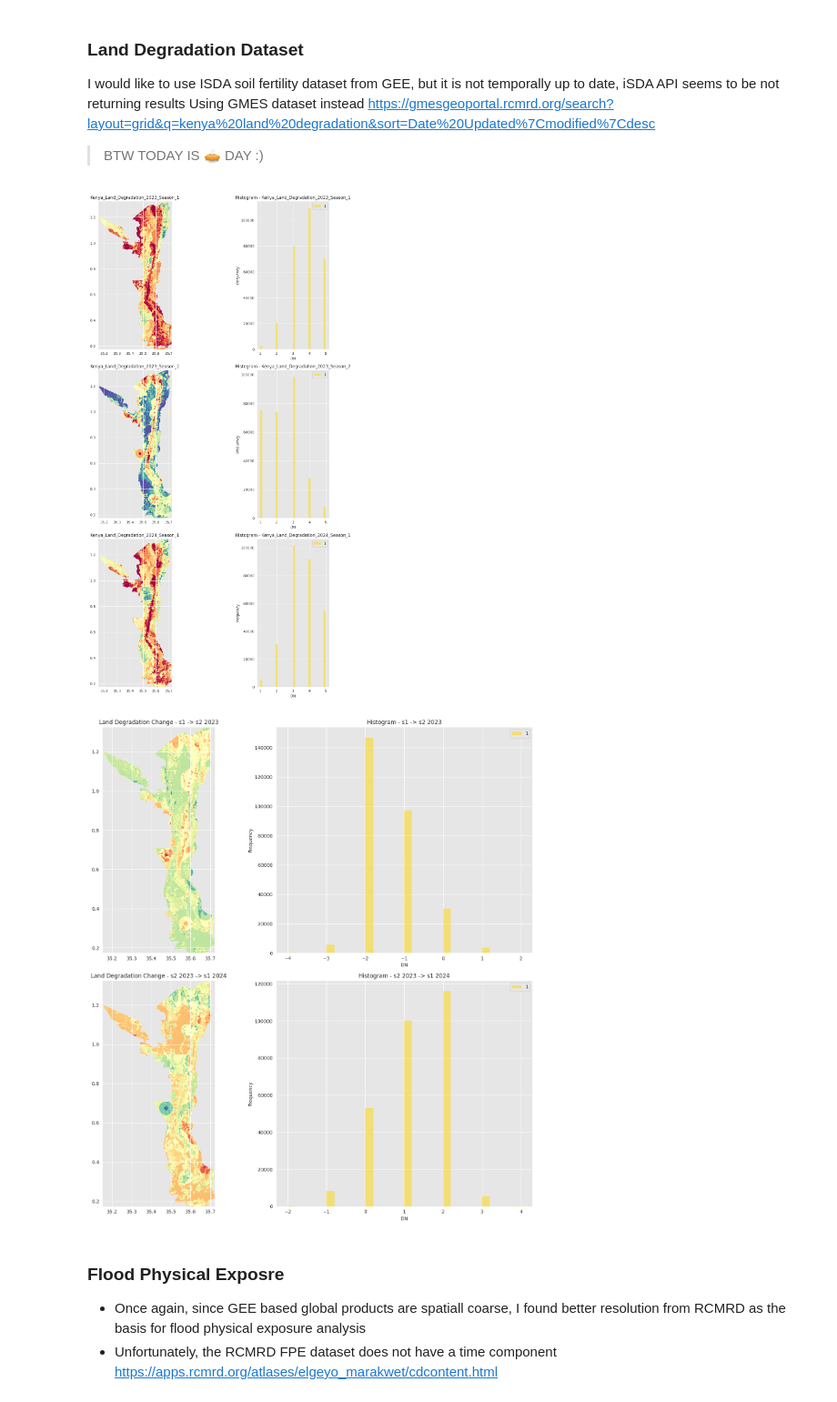
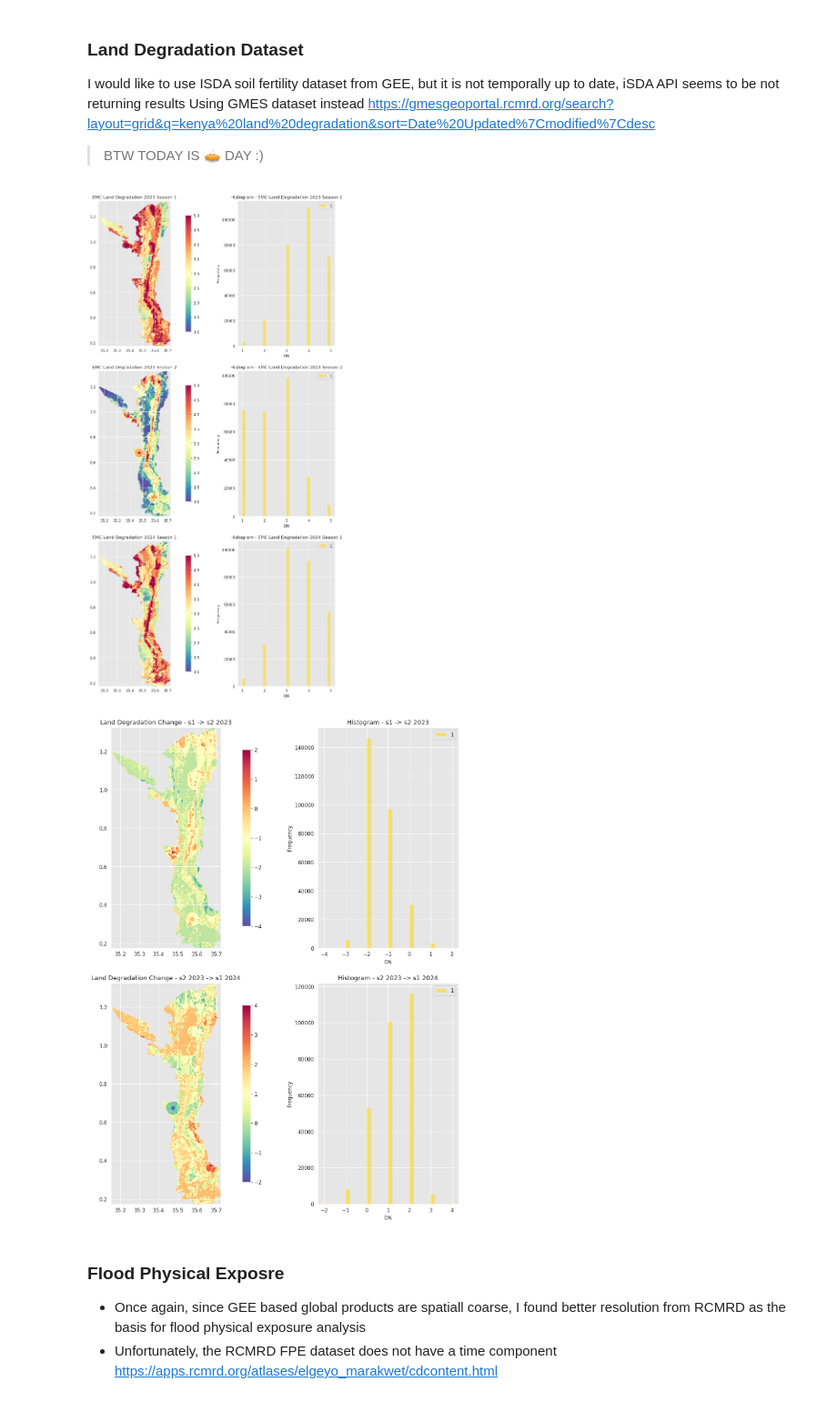
Before and after one commit to chrischank/Elgeyo-Marakwet_Hazards, a Jupyter notebook: notebooks/EDA.ipynb, the cells around one changed output. Shown at 91% size. Drawn from its saved outputs; the diff is of its cells as text; code cells hidden in the pictures.

```diff
--- a/notebooks/EDA.ipynb
+++ b/notebooks/EDA.ipynb
@@ -234,7 +246,7 @@ Using GMES dataset instead https://gmesgeoportal.rcmrd.org/search?layout=grid&q=
 
 > BTW TODAY IS 🥧 DAY :)
 # %%
-fig, ax = plt.subplots(3, 2, figsize=(15, 20), gridspec_kw={'width_ratios': [15, 3]})  # 3 rows, 2 columns
+fig, ax = plt.subplots(3, 2, figsize=(16, 20), gridspec_kw={'width_ratios': [3, 1]})  # 3 rows, 2 columns, adjusted width ratios
 
 all_gmes_arrs = []
 
@@ -244,7 +256,7 @@ for i, file in enumerate(sorted(glob(f"{data_raw}/raster/RCMRD/*.tif"))):
 
         assert src.crs == EMC1_gpd.crs, "Raster and vector CRS do not match"
         GMES_arr, out_transform = mask(src, EMC1_gpd.geometry, crop=True, all_touched=True)
-        GMES_arr = GMES_arr[0].astype(np.float16)
+        GMES_arr = GMES_arr[0].astype(np.float32)
         GMES_arr[GMES_arr == 127] = np.nan
 
         profile.update({
@@ -260,47 +272,63 @@ for i, file in enumerate(sorted(glob(f"{data_raw}/raster/RCMRD/*.tif"))):
 
         # Plot raster in left column
         show(GMES_arr, ax=ax[i,0], transform=out_transform, cmap='Spectral_r')
-        ax[i, 0].set_title(Path(file).stem)
+        ras_name = Path(file).stem.replace("Kenya", "EMC").replace('_', ' ')
+        ax[i, 0].set_title(ras_name)
+
+        images = ax[i,0].get_images()
+        if images:
+            # Use the last added image for the colorbar
+            im = images[-1]
+            cbar = fig.colorbar(im, ax=ax[i,0], orientation='vertical', shrink=0.8)
 
         # Plot histogram in right column
         show_hist(GMES_arr, ax=ax[i,1], bins=30, lw=0.0,
                   histtype='stepfilled', stacked=False, alpha=0.5)
-        ax[i, 1].set_title(f"Histogram - {Path(file).stem}")
+
+        hist_name = Path(file).stem.replace("Kenya", "EMC").replace('_', ' ')
+        ax[i, 1].set_title(f"Histogram - {hist_name}")
 
         # Write LD rasters
         path_str = Path(file).stem.split('_')
         with rio.open(f"{data_intermediate}/raster/EMC_LD_{path_str[3]}_{path_str[4]}_{path_str[5]}.tif", "w", **profile) as dst:
             dst.write(GMES_arr, 1)
 
-plt.tight_layout()
-plt.savefig(f"{figure_path}/GMES_LD_plots.png")
+# Apply tight_layout with proper padding
+plt.tight_layout(pad=3.0, h_pad=2.0, w_pad=2.0)
+plt.savefig(f"{figure_path}/GMES_LD_plots.png", bbox_inches='tight', dpi=150)
 plt.show()
 # %% [output]
-[figure, old version]
+[figure, new version]
 # %%
 # Stack and compute Land Degradation Change
 gmes_stack = np.stack(all_gmes_arrs)
 s1s2_2023 = gmes_stack[1] - gmes_stack[0]
 s22023_s12024 = gmes_stack[2] - gmes_stack[1]
 LDC_arrs = [s1s2_2023, s22023_s12024]
 
-fig, ax = plt.subplots(2, 2, figsize=(15, 15))
+fig, ax = plt.subplots(2, 2, figsize=(16, 14), gridspec_kw={'width_ratios': [3, 1]})
 for i, LDC_arr in enumerate(LDC_arrs):
     show(LDC_arr, ax=ax[i,0], transform=out_transform, cmap='Spectral_r')
+    images = ax[i,0].get_images()
+    if images:
+        # Use the last added image for the colorbar
+        im = images[-1]
+        cbar = fig.colorbar(im, ax=ax[i,0], orientation='vertical', shrink=0.8)
 
     show_hist(LDC_arr, ax=ax[i,1], bins=30, lw=0.0,
               histtype='stepfilled', stacked=False, alpha=0.5)
 
 ax[0, 0].set_title('Land Degradation Change - s1 -> s2 2023')
 ax[1, 0].set_title('Land Degradation Change - s2 2023 -> s1 2024')
 ax[0, 1].set_title('Histogram - s1 -> s2 2023')
 ax[1, 1].set_title('Histogram - s2 2023 -> s1 2024')
 
-plt.tight_layout()
-plt.savefig(f"{figure_path}/LDC_plots.png")
+# Apply tight_layout with proper padding
+plt.tight_layout(pad=2.0, h_pad=2.0, w_pad=2.0)
+plt.savefig(f"{figure_path}/LDC_plots.png", bbox_inches='tight', dpi=150)
 plt.show()
 # %% [output]
-[figure, old version]
+[figure, new version]
 # %%
 # Write LDC rasters output
 # Use profile from GMES rasters
```
Also changed, not shown: parts of 11 cells of this notebook, 4 other files.
